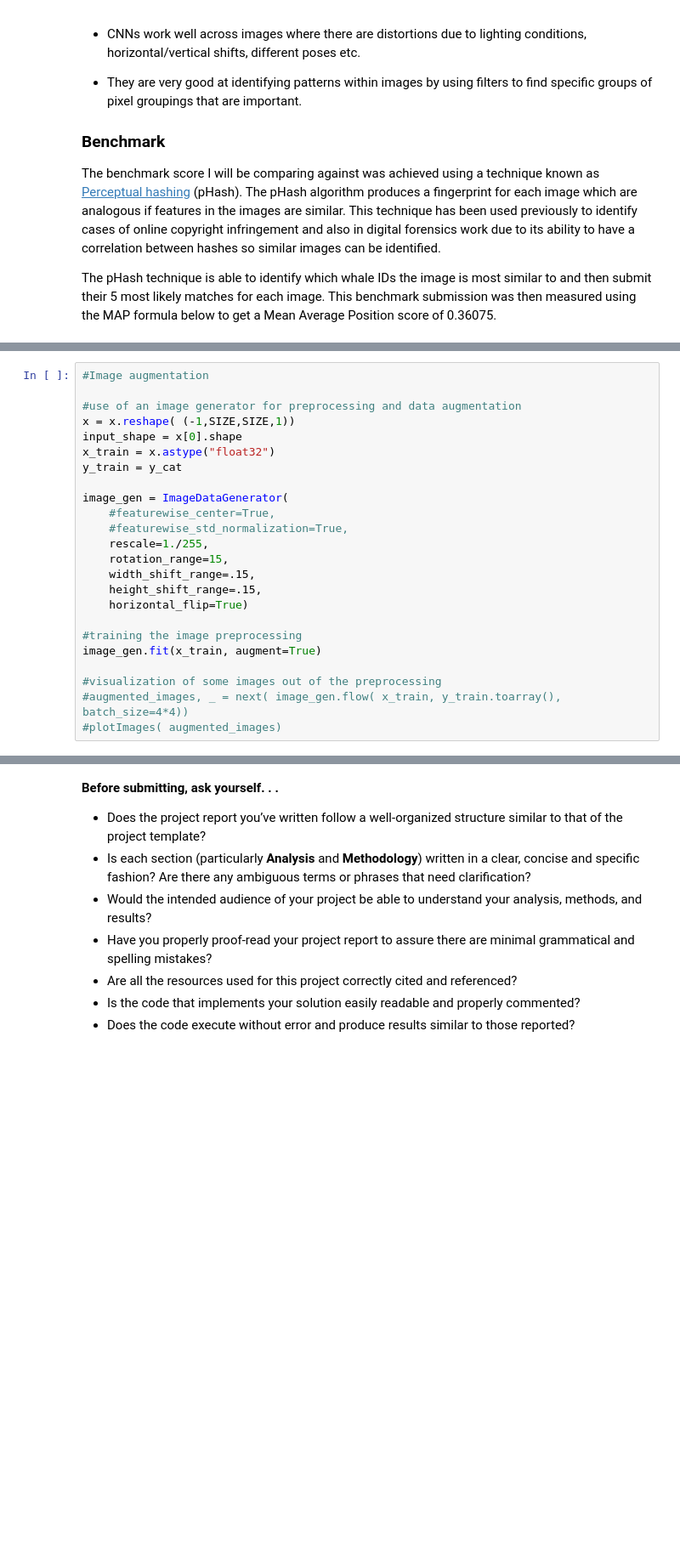
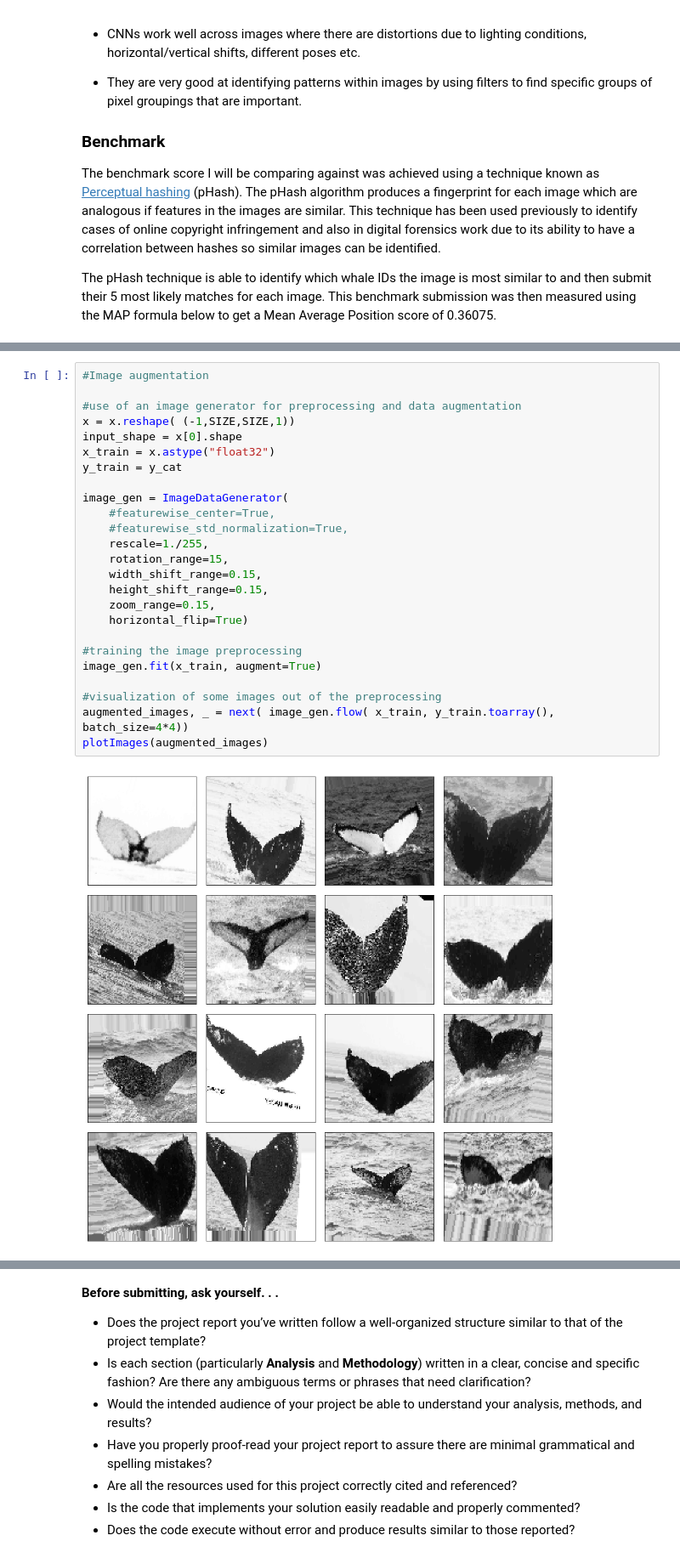
Before and after one commit to Bonz07/MachineLearningNanodegree, a Jupyter notebook: projects/capstone/capstone.ipynb, the cells around one changed output, grey strips where cells are left out. Shown at 85% size. Cells and saved outputs as stored; diff of their text form; blank space fills up the shorter version.

```diff
--- a/projects/capstone/capstone.ipynb
+++ b/projects/capstone/capstone.ipynb
@@ -250,24 +333,27 @@ plotImages( x)
 # %%
 #Image augmentation
 
 #use of an image generator for preprocessing and data augmentation
 x = x.reshape( (-1,SIZE,SIZE,1))
 input_shape = x[0].shape
 x_train = x.astype("float32")
 y_train = y_cat
 
 image_gen = ImageDataGenerator(
     #featurewise_center=True,
     #featurewise_std_normalization=True,
     rescale=1./255,
     rotation_range=15,
-    width_shift_range=.15,
-    height_shift_range=.15,
+    width_shift_range=0.15,
+    height_shift_range=0.15,
+    zoom_range=0.15,
     horizontal_flip=True)
 
 #training the image preprocessing
 image_gen.fit(x_train, augment=True)
 
 #visualization of some images out of the preprocessing
-#augmented_images, _ = next( image_gen.flow( x_train, y_train.toarray(), batch_size=4*4))
-#plotImages( augmented_images)
+augmented_images, _ = next( image_gen.flow( x_train, y_train.toarray(), batch_size=4*4))
+plotImages(augmented_images)
+# %% [output]
+[figure, added]
```
Also changed, not shown: parts of 26 cells of this notebook, 1 other file.
